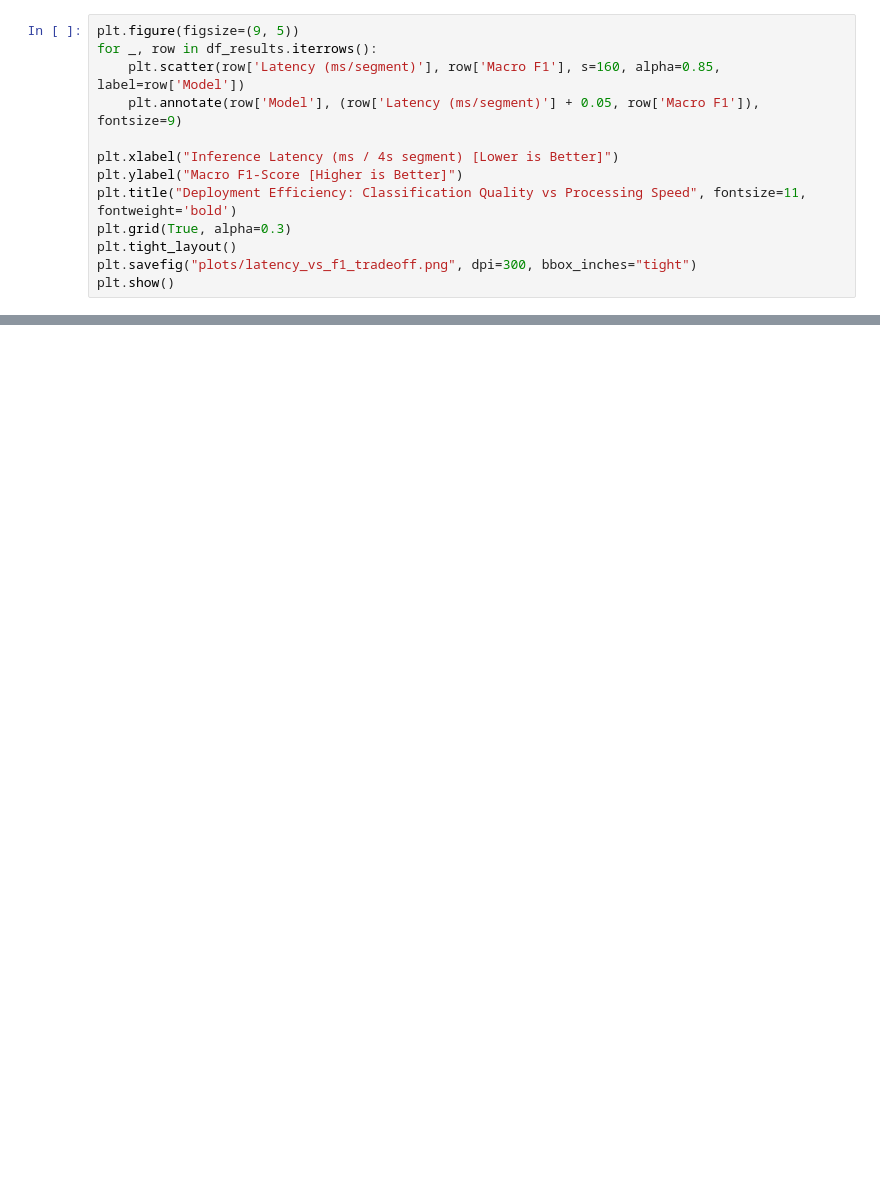
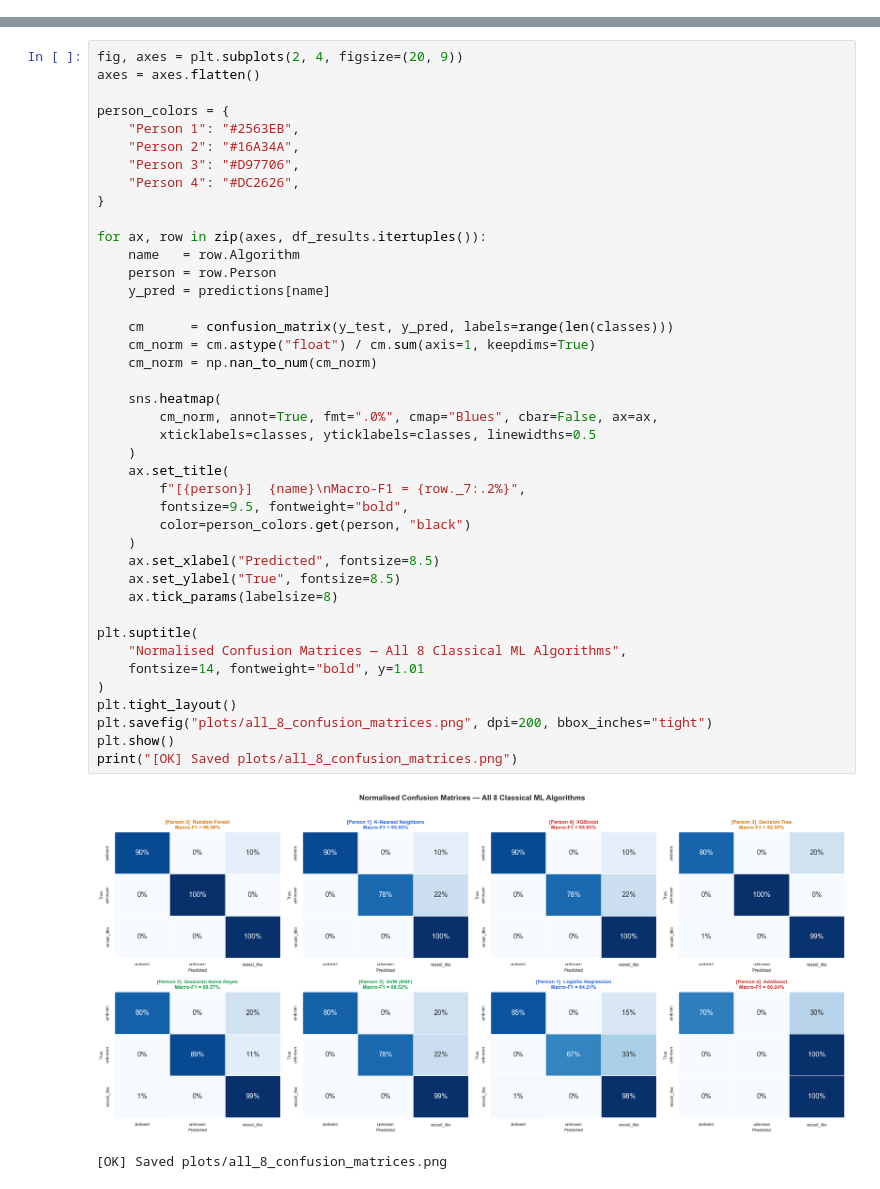
Before and after one commit to TheVantaDev/ML_CP, a Jupyter notebook: 05_final_comparison_and_system/final_model_comparison.ipynb, the cells around one changed output, grey strips where cells are left out. Drawn from its saved outputs; the diff is of its cells as text; blank space fills up the shorter version.

Commit message:
feat(comparison): benchmark all 8 classical ML models across 4 team members and export comparison suite

```diff
--- a/05_final_comparison_and_system/final_model_comparison.ipynb
+++ b/05_final_comparison_and_system/final_model_comparison.ipynb
@@ -213,13 +0,0 @@ plt.show()
-# %%
-plt.figure(figsize=(9, 5))
-for _, row in df_results.iterrows():
-    plt.scatter(row['Latency (ms/segment)'], row['Macro F1'], s=160, alpha=0.85, label=row['Model'])
-    plt.annotate(row['Model'], (row['Latency (ms/segment)'] + 0.05, row['Macro F1']), fontsize=9)
-
-plt.xlabel("Inference Latency (ms / 4s segment) [Lower is Better]")
-plt.ylabel("Macro F1-Score [Higher is Better]")
-plt.title("Deployment Efficiency: Classification Quality vs Processing Speed", fontsize=11, fontweight='bold')
-plt.grid(True, alpha=0.3)
-plt.tight_layout()
-plt.savefig("plots/latency_vs_f1_tradeoff.png", dpi=300, bbox_inches="tight")
-plt.show()
@@ -228,0 +269,44 @@ The winning model among all 8 algorithms is selected for deployment in the Groun
+# %%
+fig, axes = plt.subplots(2, 4, figsize=(20, 9))
+axes = axes.flatten()
+
+person_colors = {
+    "Person 1": "#2563EB",
+    "Person 2": "#16A34A",
+    "Person 3": "#D97706",
+    "Person 4": "#DC2626",
+}
+
+for ax, row in zip(axes, df_results.itertuples()):
+    name   = row.Algorithm
+    person = row.Person
+    y_pred = predictions[name]
+
+    cm      = confusion_matrix(y_test, y_pred, labels=range(len(classes)))
+    cm_norm = cm.astype("float") / cm.sum(axis=1, keepdims=True)
+    cm_norm = np.nan_to_num(cm_norm)
+
+    sns.heatmap(
+        cm_norm, annot=True, fmt=".0%", cmap="Blues", cbar=False, ax=ax,
+        xticklabels=classes, yticklabels=classes, linewidths=0.5
+    )
+    ax.set_title(
+        f"[{person}]  {name}\nMacro-F1 = {row._7:.2%}",
+        fontsize=9.5, fontweight="bold",
+        color=person_colors.get(person, "black")
+    )
+    ax.set_xlabel("Predicted", fontsize=8.5)
+    ax.set_ylabel("True", fontsize=8.5)
+    ax.tick_params(labelsize=8)
+
+plt.suptitle(
+    "Normalised Confusion Matrices — All 8 Classical ML Algorithms",
+    fontsize=14, fontweight="bold", y=1.01
+)
+plt.tight_layout()
+plt.savefig("plots/all_8_confusion_matrices.png", dpi=200, bbox_inches="tight")
+plt.show()
+print("[OK] Saved plots/all_8_confusion_matrices.png")
+# %% [output]
+[figure, added]
+[OK] Saved plots/all_8_confusion_matrices.png
```
Also changed, not shown: parts of 36 cells of this notebook, 18 other files.
